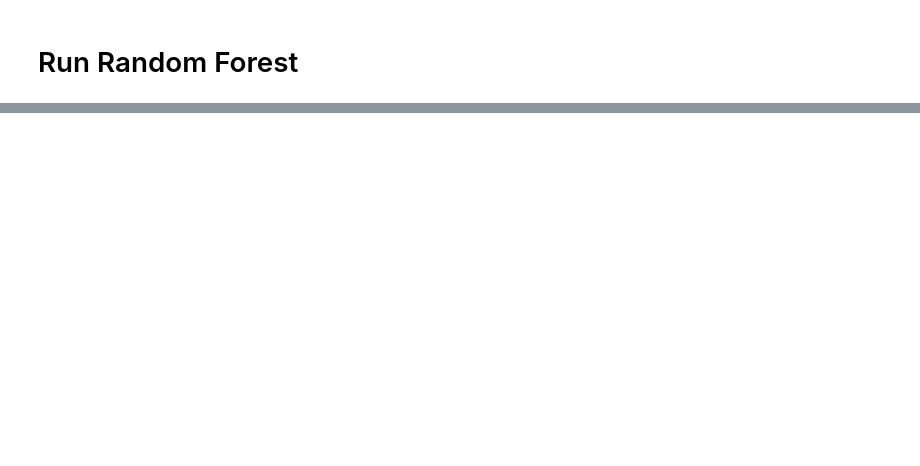
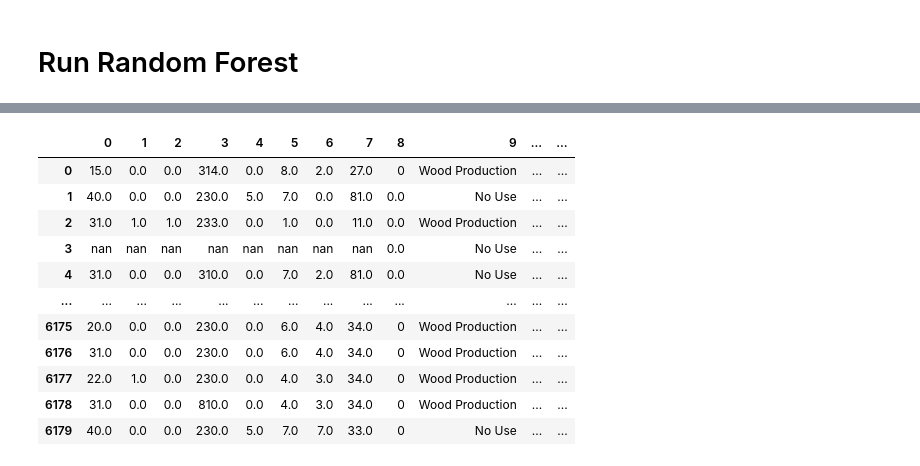
Before and after one commit to padasch/ifn_analysis, a Jupyter notebook: python/04_run_ml_models/run_random_forest.ipynb, the cells around one changed output, grey strips where cells are left out. Saved outputs shown, nothing was run; the diff lists cells and outputs as text; code cells hidden in the pictures; blank space fills up the shorter version.

Commit message:
major revisions to encode variables

```diff
--- a/python/04_run_ml_models/run_random_forest.ipynb
+++ b/python/04_run_ml_models/run_random_forest.ipynb
@@ -182,0 +345,5 @@ RandomForestRegressor(n_jobs=-1, random_state=42)
+# %%
+# TODO: Remove variables that have mostly the same values.
+# E.g. strate is causing error later on, so removing it for now
+df_tmp = df_tmp.drop(columns=["strate"])
+df_tmp.shape
@@ -182,0 +424,12 @@ RandomForestRegressor(n_jobs=-1, random_state=42)
+# %%
+# GET NUMERICAL VARIABLES WITH NA VALUES
+
+# No categorical variables
+numerics_with_na = [var for var in df_tmp.columns if df_tmp[var].dtype != "O"]
+
+# No date time variables
+numerics_with_na = [var for var in numerics_with_na if var not in date_cols]
+
+# No target variable
+numerics_with_na = [var for var in numerics_with_na if var != target]
+numerics_with_na
@@ -182,0 +454,2 @@ RandomForestRegressor(n_jobs=-1, random_state=42)
+# %%
+df_final_before_traintest = df_tmp.copy()
@@ -182,0 +517,59 @@ RandomForestRegressor(n_jobs=-1, random_state=42)
+# %%
+from sklearn.pipeline import Pipeline
+from sklearn.preprocessing import OneHotEncoder
+from sklearn.compose import make_column_transformer
+from sklearn.impute import SimpleImputer
+from sklearn.impute import KNNImputer
+
+# Impute categorical variables with NAs with "missing"
+mis = SimpleImputer(missing_values=None, strategy="constant", fill_value="missing")
+
+# Define KNN imputer
+imp = KNNImputer(n_neighbors=5, add_indicator=True)
+
+# Initiate one-hot-encoder
+# sparse_output=False to get a numpy array instead of a sparse matrix
+# handle_unknown="ignore" to ignore new categories in test set (if the category is not present in the training set)
+ohe = OneHotEncoder(sparse_output=False, handle_unknown="ignore")
+
+# # Test which variables are NOT in the dataframe
+# all_vars_to_transform = vars_to_ohe + numerics_with_na + cats_with_na
+# print("Check if all variables are in the dataframe:")
+# print("\nVariables to OHE that are NOT in the dataframe:")
+# [print(var) for var in vars_to_ohe if var not in X_train.columns]
+
+# Define column transformer
+tr1 = make_column_transformer(
+    (mis, cats_with_na), n_jobs=-1, verbose=True, verbose_feature_names_out=True
+)
+tr2 = make_column_transformer(
+    (ohe, vars_to_ohe), n_jobs=-1, verbose=True, verbose_feature_names_out=True
+)
+tr3 = make_column_transformer(
+    (imp, numerics_with_na), n_jobs=-1, verbose=True, verbose_feature_names_out=True
+)
+# preprocessor = make_column_transformer(
+#     (mis, cats_with_na),
+#     (ohe, vars_to_ohe),
+#     (imp, numerics_with_na),
+#     n_jobs=-1,
+#     verbose=True,
+#     verbose_feature_names_out=True,
+# )
+
+pl = Pipeline(
+    [
+        ("tr1", tr1),
+        ("tr2", tr2),
+        ("tr3", tr3),
+        # ("regressor", RandomForestRegressor(random_state=seed_nr)),
+    ]
+)
+
+preprocessor.fit(X_train)
+
+X_train_pp = preprocessor.transform(X_train)
+X_test_pp = preprocessor.transform(X_test)
+
+pd.DataFrame(X_train_pp)
+# %% [output]
@@ -182,0 +579,12 @@ RandomForestRegressor(n_jobs=-1, random_state=42)
+|  | 0 | 1 | 2 | 3 | 4 | 5 | 6 | 7 | 8 | 9 | ... | ... |
+| 0 | 15.0 | 0.0 | 0.0 | 314.0 | 0.0 | 8.0 | 2.0 | 27.0 | 0 | Wood Production | ... | ... |
+| 1 | 40.0 | 0.0 | 0.0 | 230.0 | 5.0 | 7.0 | 0.0 | 81.0 | 0.0 | No Use | ... | ... |
+| 2 | 31.0 | 1.0 | 1.0 | 233.0 | 0.0 | 1.0 | 0.0 | 11.0 | 0.0 | Wood Production | ... | ... |
+| 3 | nan | nan | nan | nan | nan | nan | nan | nan | 0.0 | No Use | ... | ... |
+| 4 | 31.0 | 0.0 | 0.0 | 310.0 | 0.0 | 7.0 | 2.0 | 81.0 | 0.0 | No Use | ... | ... |
+| ... | ... | ... | ... | ... | ... | ... | ... | ... | ... | ... | ... | ... |
+| 6175 | 20.0 | 0.0 | 0.0 | 230.0 | 0.0 | 6.0 | 4.0 | 34.0 | 0 | Wood Production | ... | ... |
+| 6176 | 31.0 | 0.0 | 0.0 | 230.0 | 0.0 | 6.0 | 4.0 | 34.0 | 0 | Wood Production | ... | ... |
+| 6177 | 22.0 | 1.0 | 0.0 | 230.0 | 0.0 | 4.0 | 3.0 | 34.0 | 0 | Wood Production | ... | ... |
+| 6178 | 31.0 | 0.0 | 0.0 | 810.0 | 0.0 | 4.0 | 3.0 | 34.0 | 0 | Wood Production | ... | ... |
+| 6179 | 40.0 | 0.0 | 0.0 | 230.0 | 5.0 | 7.0 | 7.0 | 33.0 | 0 | No Use | ... | ... |
```
Also changed, not shown: parts of 59 cells of this notebook.
